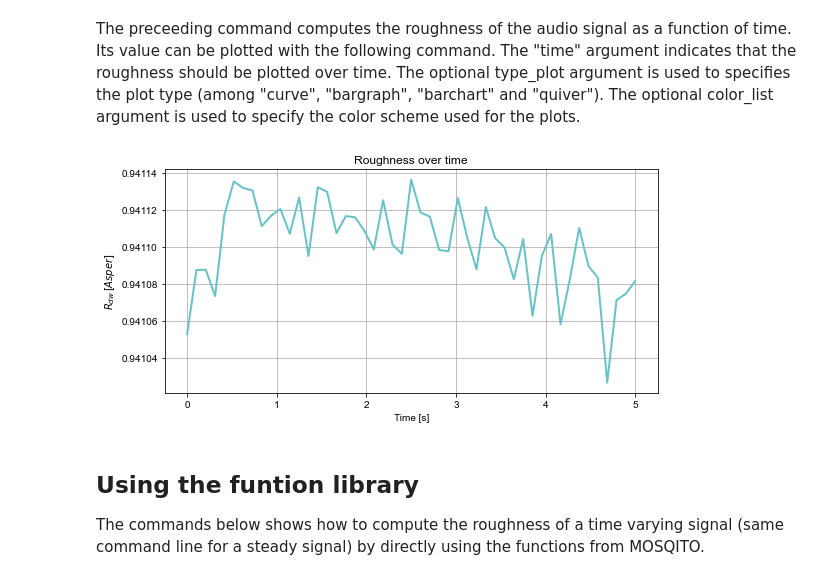
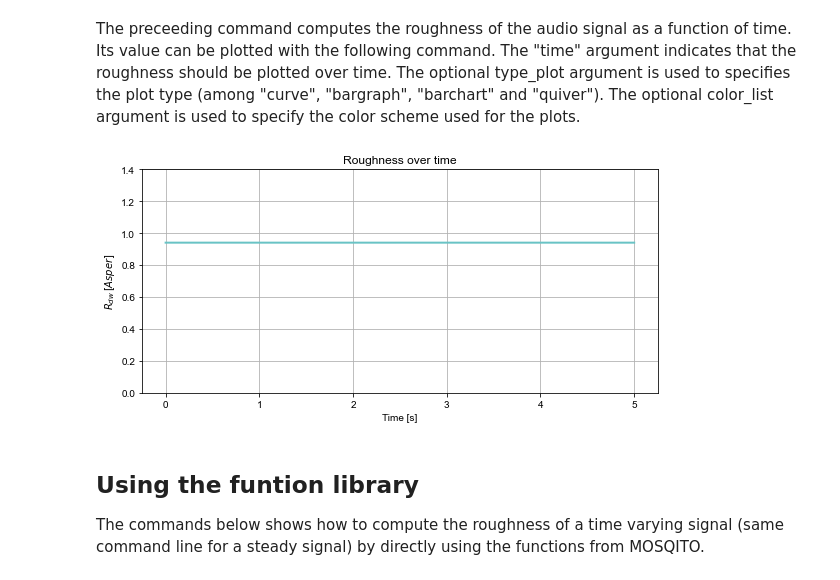
Before and after one commit to Eomys/MoSQITo, a Jupyter notebook: tutorials/tuto_roughness.ipynb, the cells around one changed output. Drawn from its saved outputs; the diff is of its cells as text; code cells hidden in the pictures.

```diff
--- a/tutorials/tuto_roughness.ipynb
+++ b/tutorials/tuto_roughness.ipynb
@@ -43,11 +42,13 @@ The preceeding command computes the roughness of the audio signal as a function
 # %%
 signal.roughness["Daniel Weber"].plot_2D_Data(
     "time",
     type_plot="curve",
     color_list=COLORS,
+    y_min=0,
+    y_max=1.4,
 )
 # %% [output]
-[figure, old version]
+[figure, new version]
 # %% [markdown]
 ## Using the funtion library
 
```
Also changed, not shown: parts of 3 cells of this notebook, 6 other files.
